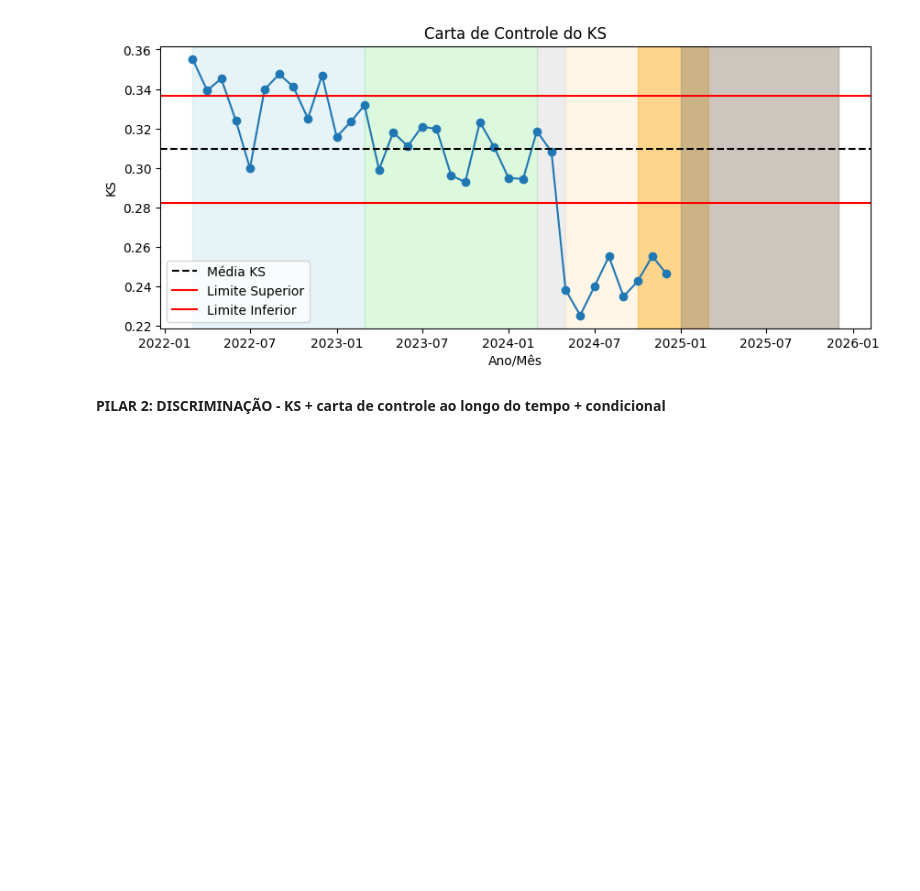
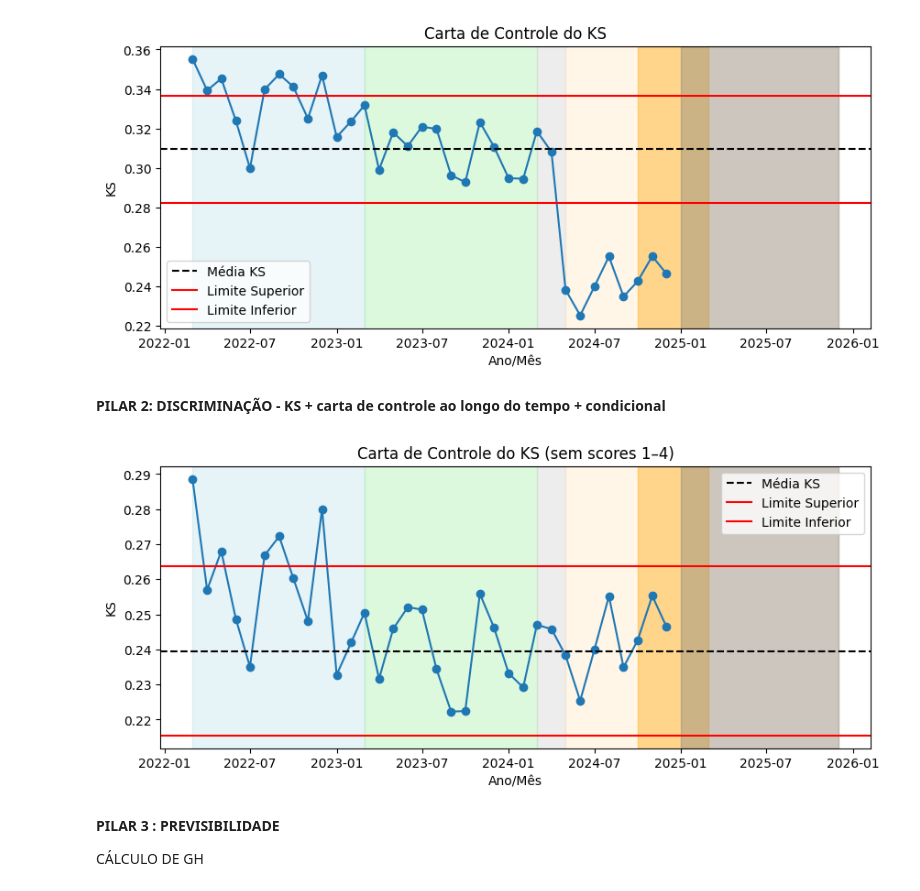
Before and after one commit to JMCVALE/ASN-ROCKS-, a Jupyter notebook: MONITORAMENTO.ipynb, the cells around one changed output. Drawn from its saved outputs; the diff is of its cells as text; code cells hidden in the pictures; blank space fills up the shorter version.

```diff
--- a/MONITORAMENTO.ipynb
+++ b/MONITORAMENTO.ipynb
@@ -992,3 +1028,67 @@ plt.show()
 [figure]
 # %% [markdown]
 **PILAR 2: DISCRIMINAÇÃO - KS + carta de controle ao longo do tempo + condicional**
+# %%
+# remover scores 1,2,3,4
+base_filtrada = base[~base["score"].isin([1,2,3,4])]
+
+# calcular KS por mês
+ks_lista = []
+
+for mes, dados in base_filtrada.groupby("ano_mes"):
+
+    bons = dados[dados["target"] == 0]["score"]
+    maus = dados[dados["target"] == 1]["score"]
+
+    if len(bons) > 0 and len(maus) > 0:
+        ks = ks_2samp(maus, bons).statistic
+    else:
+        ks = np.nan
+
+    ks_lista.append({"ano_mes": mes, "KS": ks})
+
+ks_tempo = pd.DataFrame(ks_lista)
+
+# período de observação para carta de controle
+obs = ks_tempo[
+    (ks_tempo["ano_mes"] >= "2023-03-01") &
+    (ks_tempo["ano_mes"] <= "2024-02-01")
+]
+
+media = obs["KS"].mean()
+std = obs["KS"].std()
+
+ucl = media + 2*std
+lcl = media - 2*std
+
+# gráfico
+fig, ax = plt.subplots(figsize=(10,4))
+
+ax.plot(ks_tempo["ano_mes"], ks_tempo["KS"], marker="o")
+
+# pintar fundo dos períodos
+ax.axvspan('2022-03-01', '2023-03-01', color='lightblue', alpha=0.3)   # modelagem
+ax.axvspan('2023-03-01', '2024-03-01', color='lightgreen', alpha=0.3)  # observação
+ax.axvspan('2024-03-01', '2024-05-01', color='lightgray', alpha=0.4)   # limbo
+ax.axvspan('2024-05-01', ks_tempo["ano_mes"].max(), color='moccasin', alpha=0.3)  # implantado
+ax.axvspan('2024-10-01', '2025-03-01', color='orange', alpha=0.4)      # deu ruim
+ax.axvspan('2025-01-01', '2025-12-01', color='gray', alpha=0.4)        # sem target
+
+# linhas de controle
+ax.axhline(media, linestyle="--", color="black", label="Média KS")
+ax.axhline(ucl, linestyle="-", color="red", label="Limite Superior")
+ax.axhline(lcl, linestyle="-", color="red", label="Limite Inferior")
+
+ax.set_title("Carta de Controle do KS (sem scores 1–4)")
+ax.set_xlabel("Ano/Mês")
+ax.set_ylabel("KS")
+
+ax.legend()
+
+plt.show()
+# %% [output]
+[figure, added]
+# %% [markdown]
+**PILAR 3 : PREVISIBILIDADE**
+
+CÁLCULO DE GH
```
Also changed, not shown: parts of 10 cells of this notebook.
